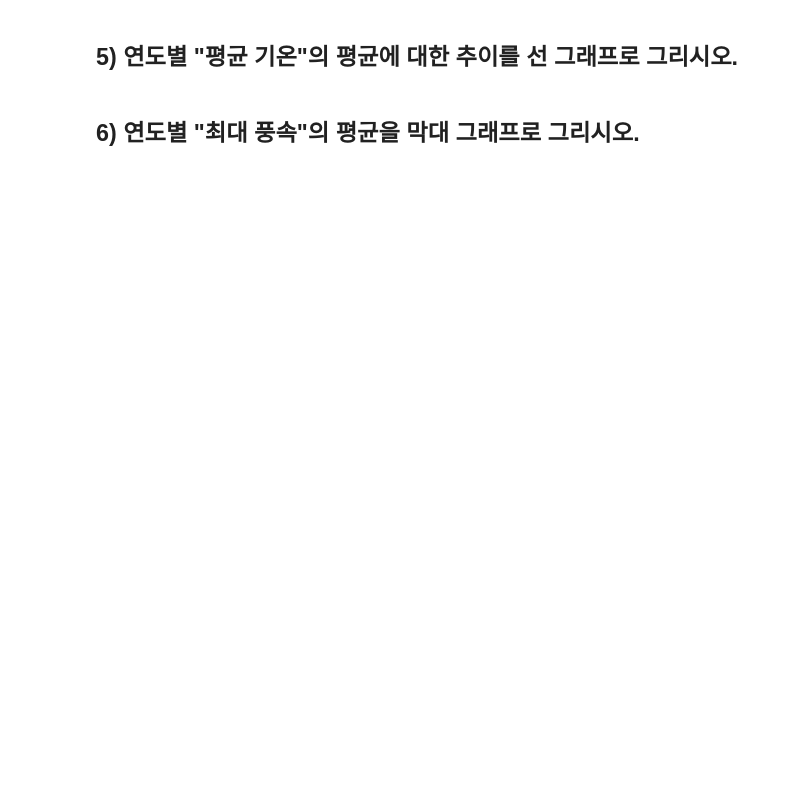
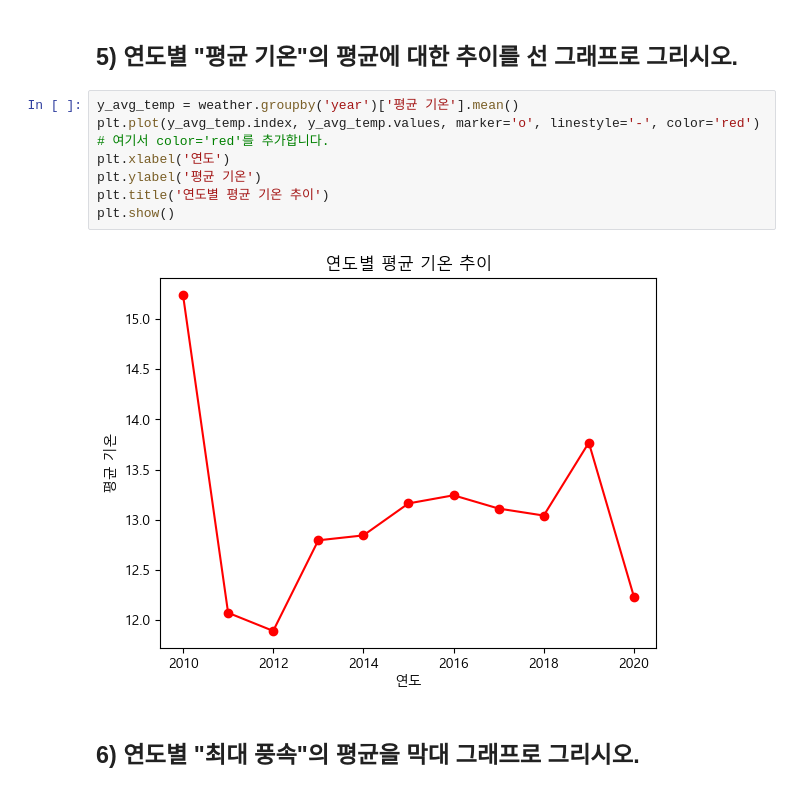
Before and after one commit to Kimtaegi4612/python_basic_3, a Jupyter notebook: time_series_class_5_9.ipynb, the cells around one changed output. Drawn from its saved outputs; the diff is of its cells as text; blank space fills up the shorter version.

```diff
--- a/time_series_class_5_9.ipynb
+++ b/time_series_class_5_9.ipynb
@@ -264,4 +320,13 @@ Text(0, 0.5, '빈도수')
 # %% [markdown]
 ## 5) 연도별 "평균 기온"의 평균에 대한 추이를 선 그래프로 그리시오.
+# %%
+y_avg_temp = weather.groupby('year')['평균 기온'].mean()
+plt.plot(y_avg_temp.index, y_avg_temp.values, marker='o', linestyle='-', color='red')  # 여기서 color='red'를 추가합니다.
+plt.xlabel('연도')
+plt.ylabel('평균 기온')
+plt.title('연도별 평균 기온 추이')
+plt.show()
+# %% [output]
+[figure, added]
 # %% [markdown]
 ## 6) 연도별 "최대 풍속"의 평균을 막대 그래프로 그리시오.
```
Also changed, not shown: parts of 16 cells of this notebook.
